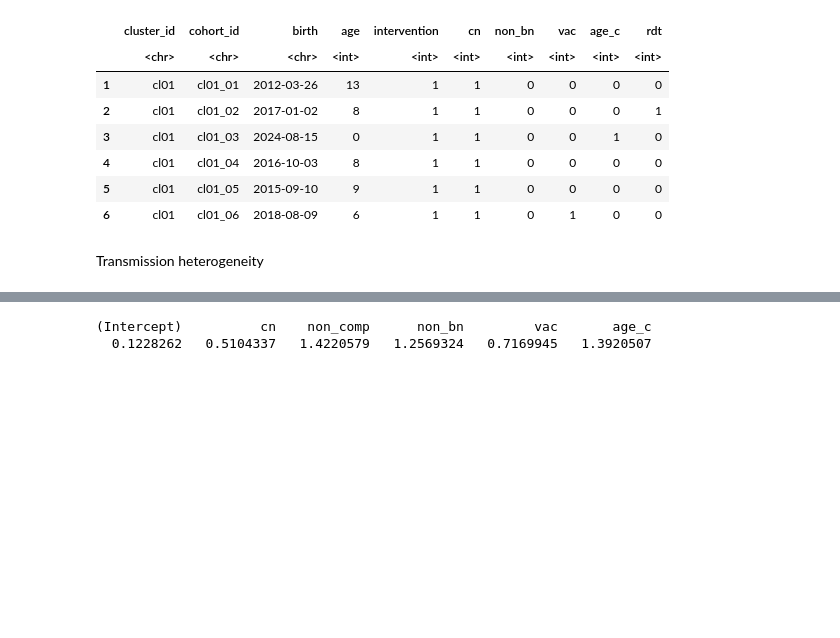
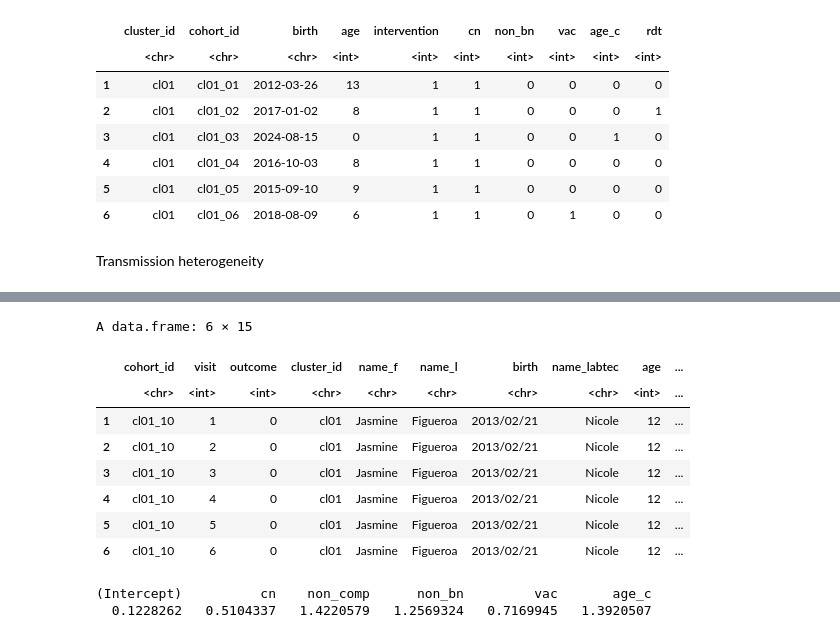
Before and after one commit to KoKYura/KI_PhD_2025, a Jupyter notebook: ki_workshop.ipynb, the cells around one changed output, grey strips where cells are left out. Drawn from its saved outputs; the diff is of its cells as text; code cells hidden in the pictures; blank space fills up the shorter version.

```diff
--- a/ki_workshop.ipynb
+++ b/ki_workshop.ipynb
@@ -241,3 +227,15 @@ A data.frame: 6 × 16
+# %%
+head(df_full %>% filter(intervention == 1 & non_comp == 1))
+# %% [output]
+A data.frame: 6 × 15
+|  | cohort_id | visit | outcome | cluster_id | name_f | name_l | birth | name_labtec | age | ... |
+|  | <chr> | <int> | <int> | <chr> | <chr> | <chr> | <chr> | <chr> | <int> | ... |
+| 1 | cl01_10 | 1 | 0 | cl01 | Jasmine | Figueroa | 2013/02/21 | Nicole | 12 | ... |
+| 2 | cl01_10 | 2 | 0 | cl01 | Jasmine | Figueroa | 2013/02/21 | Nicole | 12 | ... |
+| 3 | cl01_10 | 3 | 0 | cl01 | Jasmine | Figueroa | 2013/02/21 | Nicole | 12 | ... |
+| 4 | cl01_10 | 4 | 0 | cl01 | Jasmine | Figueroa | 2013/02/21 | Nicole | 12 | ... |
+| 5 | cl01_10 | 5 | 0 | cl01 | Jasmine | Figueroa | 2013/02/21 | Nicole | 12 | ... |
+| 6 | cl01_10 | 6 | 0 | cl01 | Jasmine | Figueroa | 2013/02/21 | Nicole | 12 | ... |
 # %%
 df_full_count <- df_full %>%
     group_by(cohort_id) %>%
```
Also changed, not shown: parts of 27 cells of this notebook.
